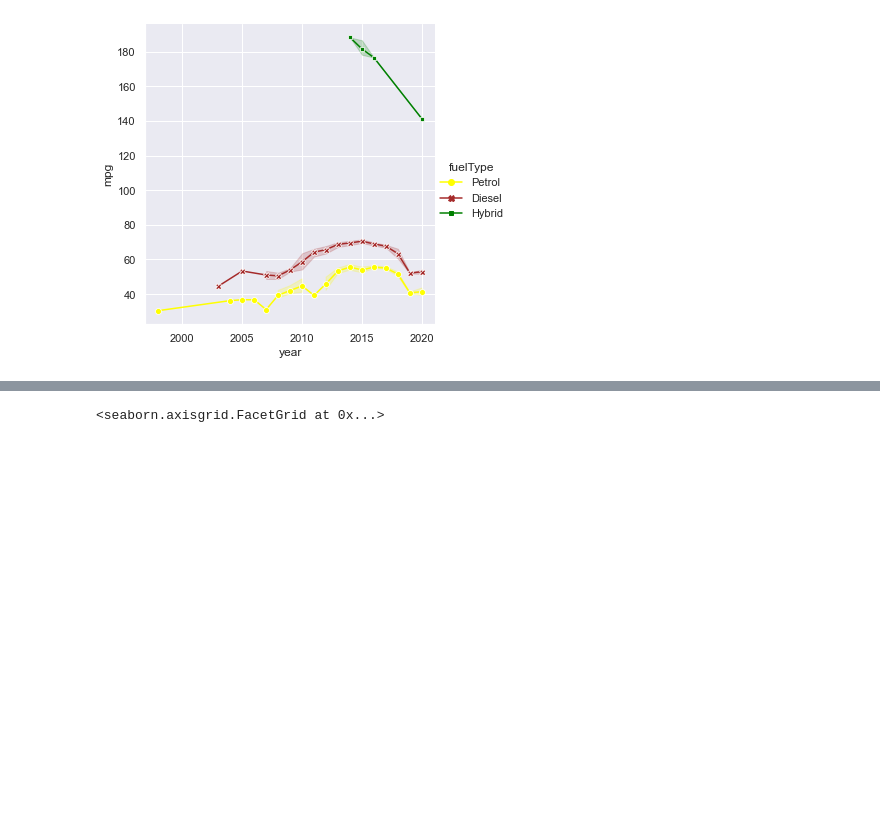
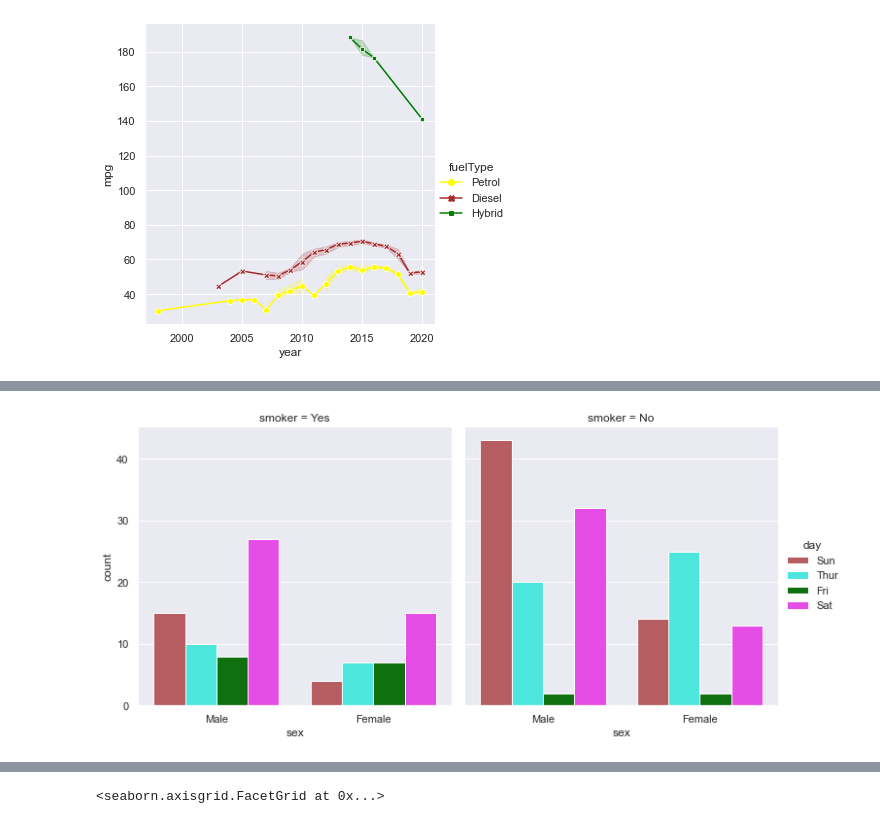
Before and after one commit to developerHobday/data-visualization, a Jupyter notebook: seaborn.ipynb, the cells around one changed output, grey strips where cells are left out. Saved outputs shown, nothing was run; the diff lists cells and outputs as text; code cells hidden in the pictures; blank space fills up the shorter version.

Commit message:
categorical plots

```diff
--- a/seaborn.ipynb
+++ b/seaborn.ipynb
@@ -76,0 +79,12 @@ _ = sns.relplot(data = df,
+# %%
+# Use cat plot to be able to plot multiple subplots using row and col
+_ = sns.catplot(kind='count',
+    data = df, col='smoker', x = 'sex',
+    hue='day',
+    hue_order = ['Sun', 'Thur', 'Fri', 'Sat'],
+    palette = {
+        'Sun' : 'r', 'Thur': '#33FFF2', 'Fri': 'green', 'Sat': '#F3F',
+    }
+)
+# %% [output]
+[figure, added]
```
Also changed, not shown: parts of 10 cells of this notebook.
